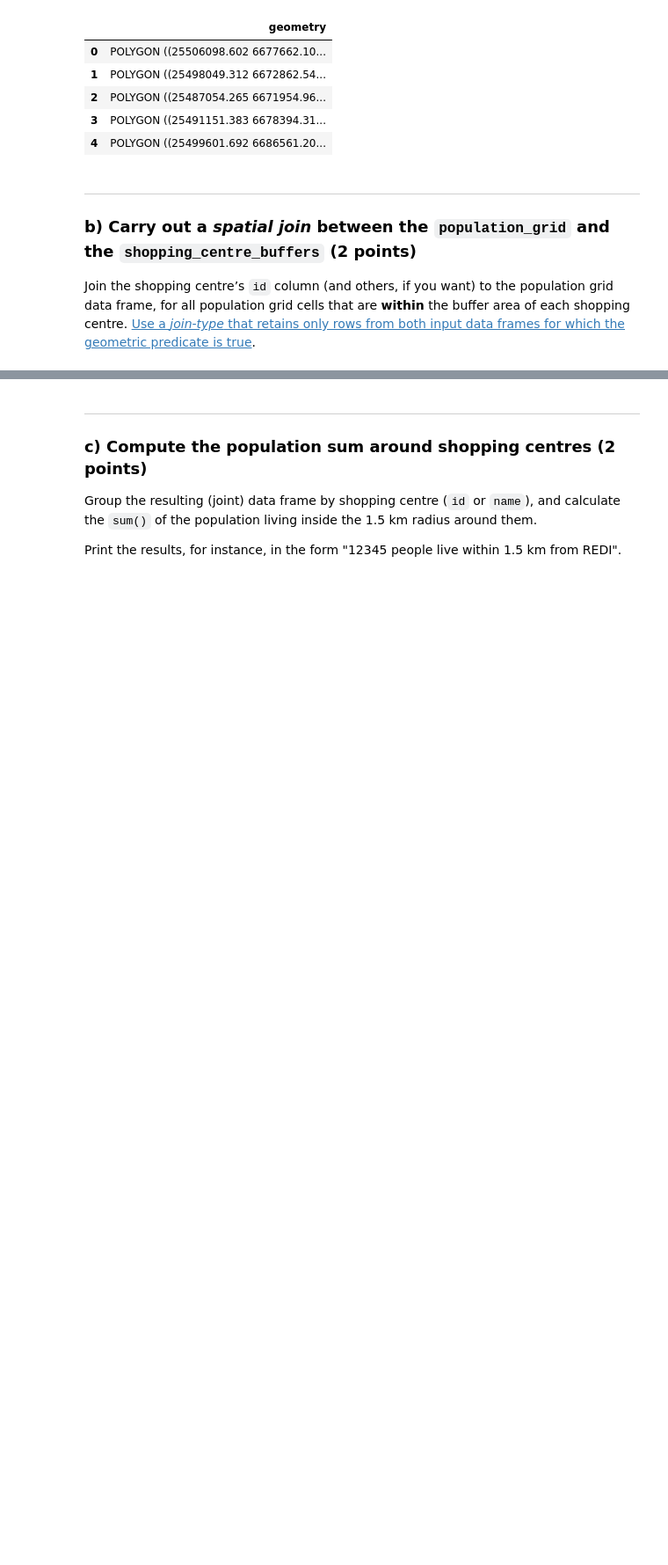
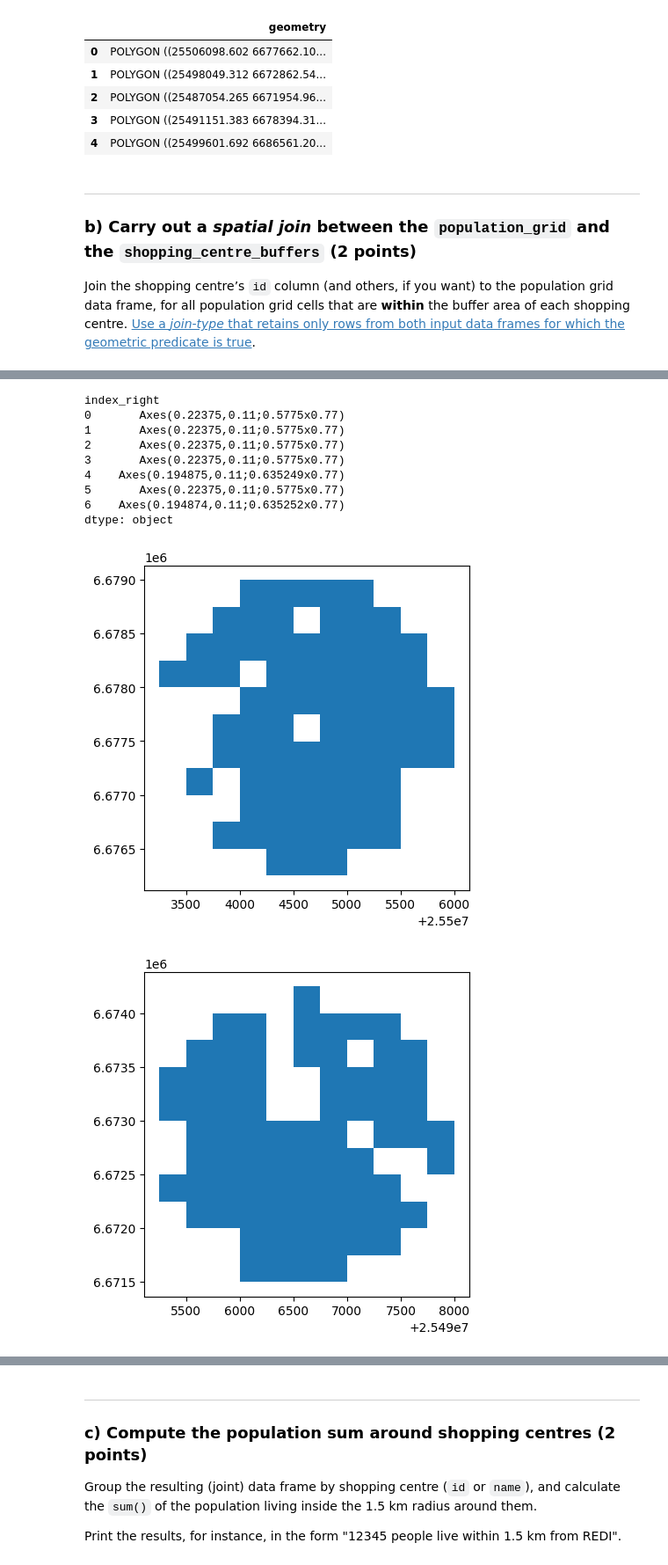
Before and after one commit to SyedAR-17/Geo-Python, a Jupyter notebook: Exercise-3-Problem-3.ipynb, the cells around one changed output, grey strips where cells are left out. Shown at 88% size. Saved outputs shown, nothing was run; the diff lists cells and outputs as text; code cells hidden in the pictures; blank space fills up the shorter version.

```diff
--- a/Exercise-3-Problem-3.ipynb
+++ b/Exercise-3-Problem-3.ipynb
@@ -130,0 +162,16 @@ addresses_with_population_data.head()
+# %%
+data = joined_data.groupby("index_right")
+# %%
+data.plot()
+# %% [output]
+index_right
+0       Axes(0.22375,0.11;0.5775x0.77)
+1       Axes(0.22375,0.11;0.5775x0.77)
+2       Axes(0.22375,0.11;0.5775x0.77)
+3       Axes(0.22375,0.11;0.5775x0.77)
+4    Axes(0.194875,0.11;0.635249x0.77)
+5       Axes(0.22375,0.11;0.5775x0.77)
+6    Axes(0.194874,0.11;0.635252x0.77)
+dtype: object
+[figure, added]
+[figure, added]
```
Also changed, not shown: parts of 13 cells of this notebook.
